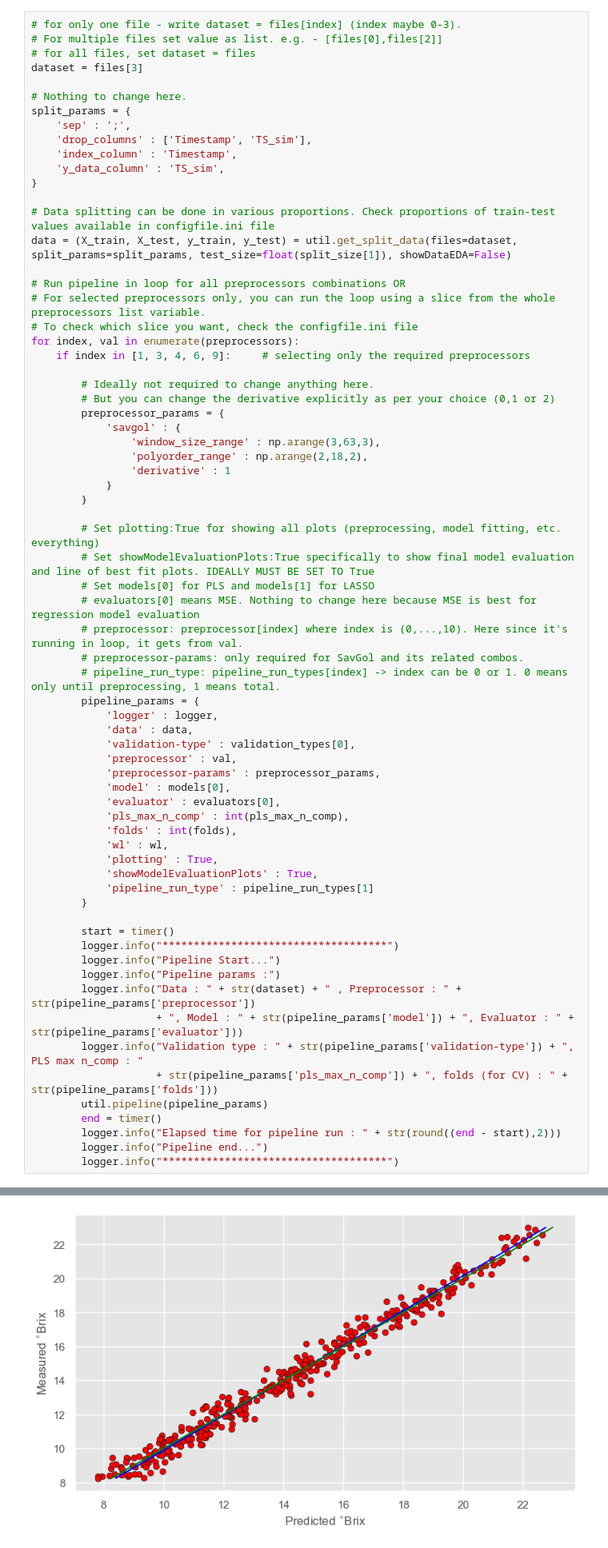
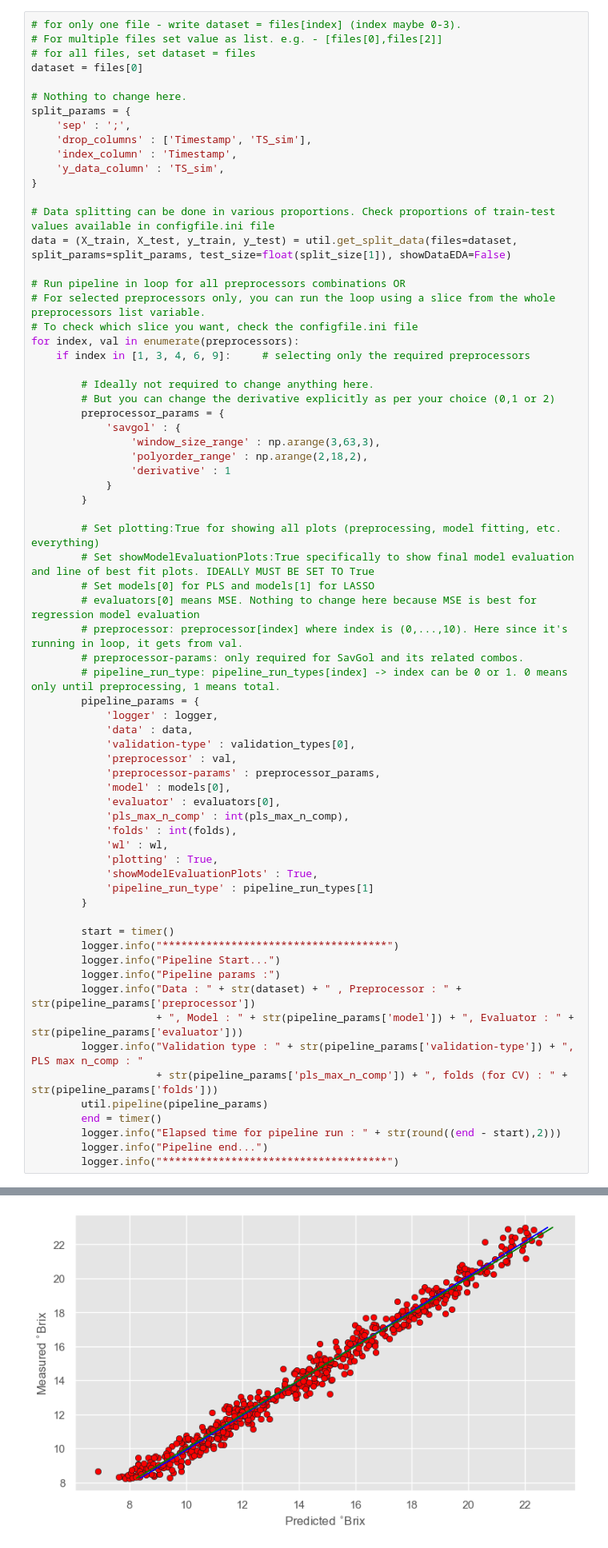
Before and after one commit to kaustav020189/NIR-spectroscopy, a Jupyter notebook: PLS_pipeline.ipynb, the cells around one changed output, grey strips where cells are left out. Shown at 80% size. Cells and saved outputs as stored; diff of their text form.

```diff
--- a/PLS_pipeline.ipynb
+++ b/PLS_pipeline.ipynb
@@ -126,7 +126,7 @@ INFO ************************************
 # for only one file - write dataset = files[index] (index maybe 0-3).
 # For multiple files set value as list. e.g. - [files[0],files[2]]
 # for all files, set dataset = files
-dataset = files[3]
+dataset = files[0]
 
 # Nothing to change here.
 split_params = {
@@ -213 +213 @@ INFO [MODEL EVALUATION]
-[figure, old version]
+[figure, new version]
```
Also changed, not shown: parts of 10 cells of this notebook, 3 other files.
